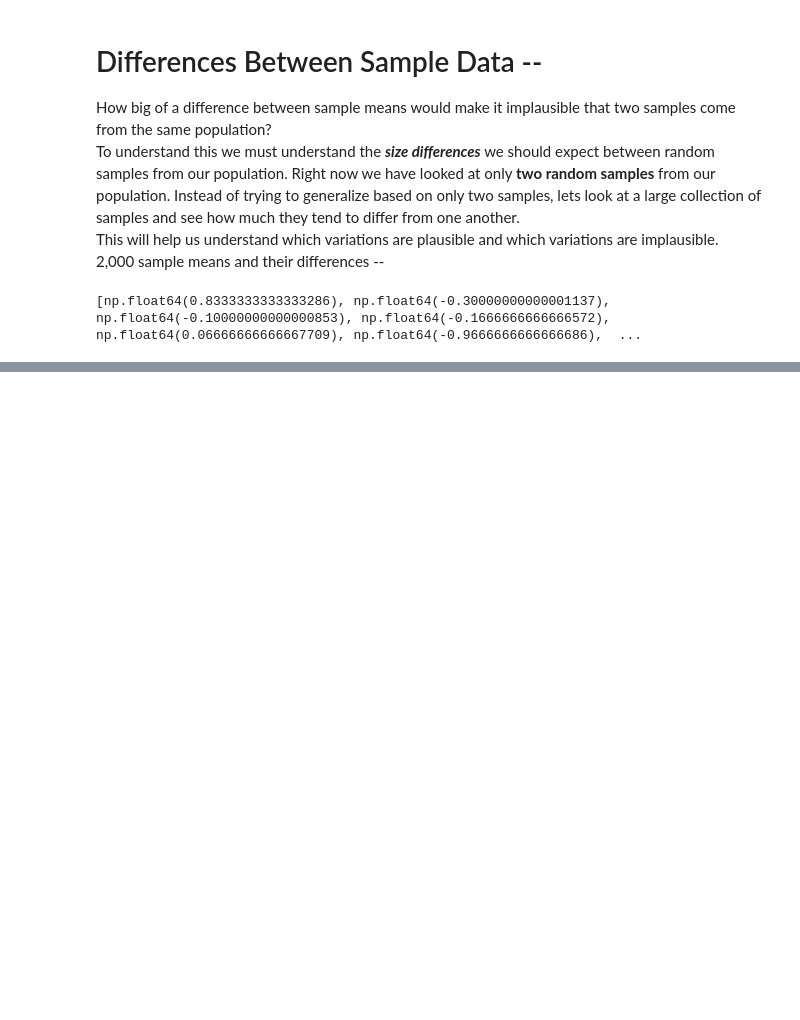
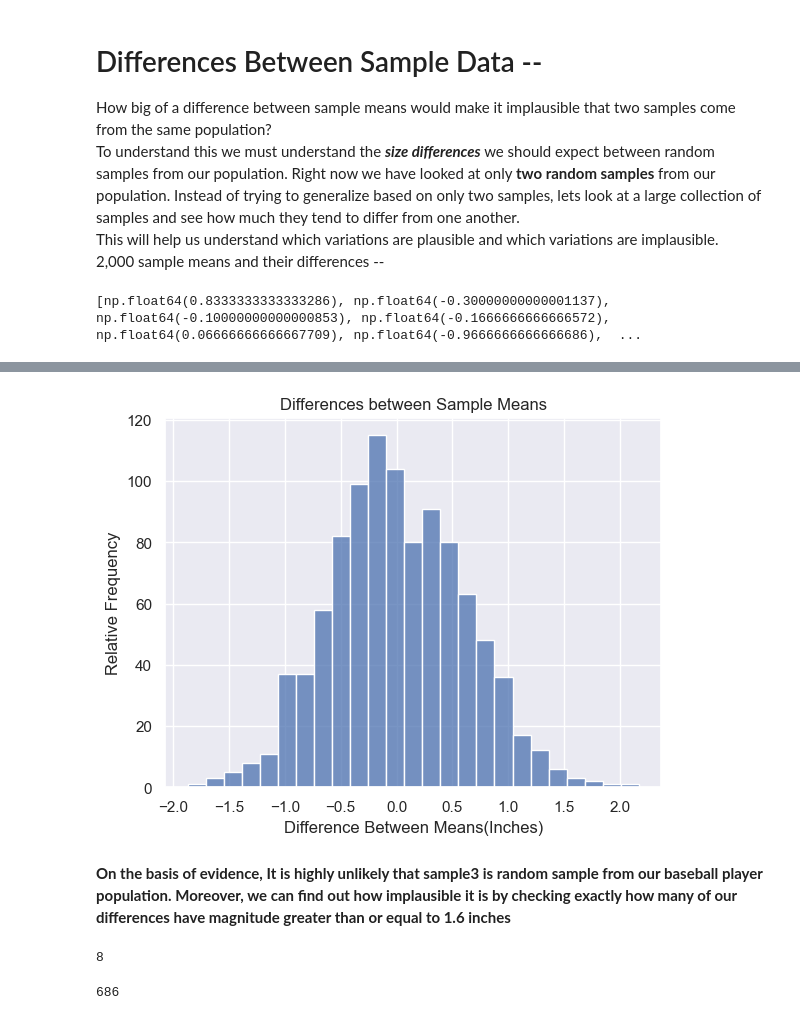
Before and after one commit to gonkikong0/Data-Science-, a Jupyter notebook: Group Comparisons.ipynb, the cells around one changed output, grey strips where cells are left out. Saved outputs shown, nothing was run; the diff lists cells and outputs as text; code cells hidden in the pictures; blank space fills up the shorter version.

```diff
--- a/Group Comparisons.ipynb
+++ b/Group Comparisons.ipynb
@@ -128,0 +134,23 @@ print(alldifferences[0:10])
+# %%
+import seaborn as sns
+sns.set()
+ax= sns.histplot(alldifferences).set_title("Differences between Sample Means")
+plt.xlabel('Difference Between Means(Inches)')
+plt.ylabel('Relative Frequency')
+plt.show()
+
+# 1/12/25 - Distplot is deprecated and will be removed.
+# %% [output]
+[figure, added]
+# %% [markdown]
+<b>On the basis of evidence, It is highly unlikely that sample3 is random sample from our baseball player population. Moreover, we can find out how implausible it is by checking exactly how many of our differences have magnitude greater than or equal to 1.6 inches</b>
+# %%
+largedifferences = [diff for diff in alldifferences if abs(diff)>=1.6]
+print(len(largedifferences))
+# %% [output]
+8
+# %%
+largeddifferences = [diff for diff in alldifferences if abs(diff)<=0.6]
+print(len(largeddifferences))
+# %% [output]
+686
```
Also changed, not shown: parts of 6 cells of this notebook.
